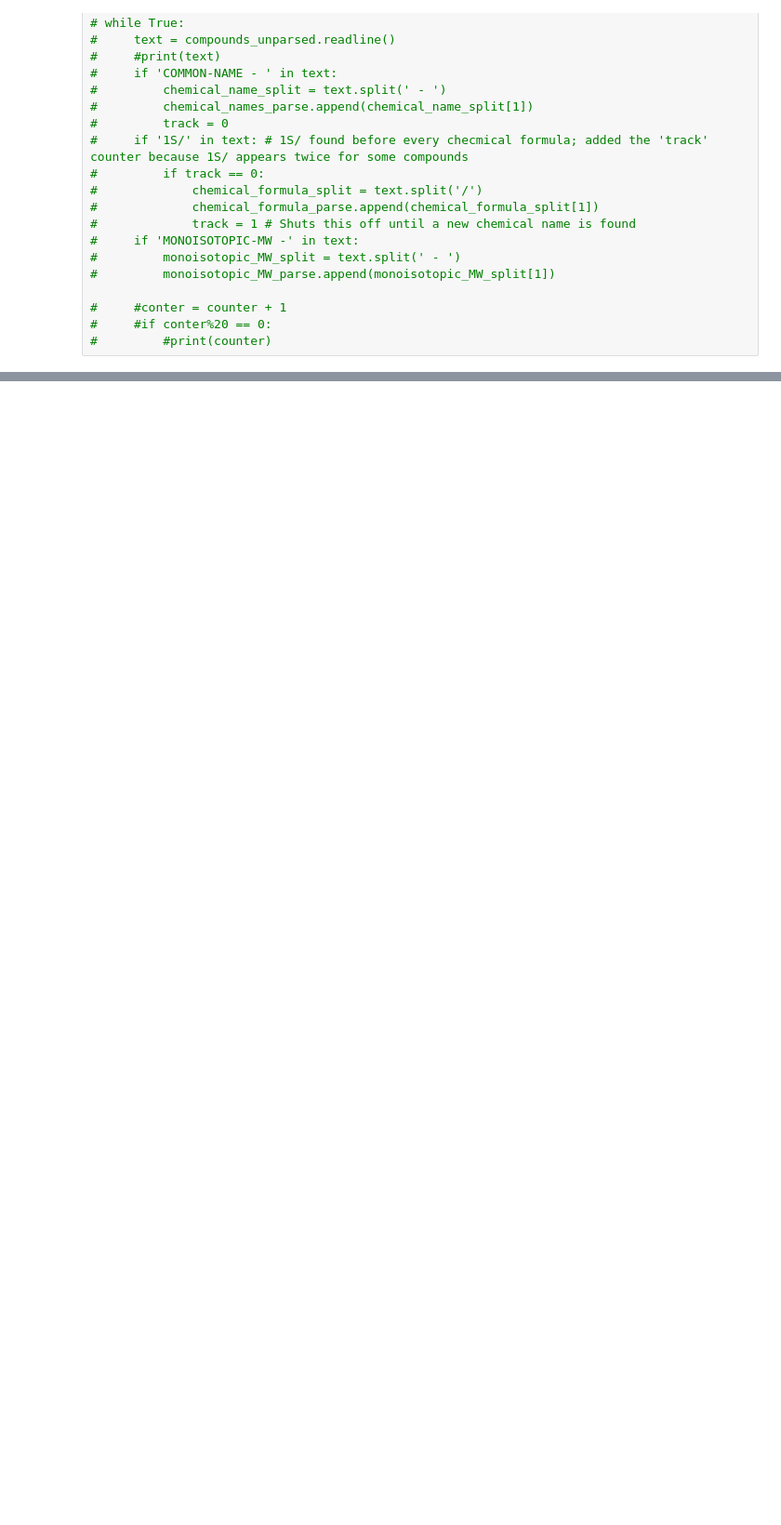
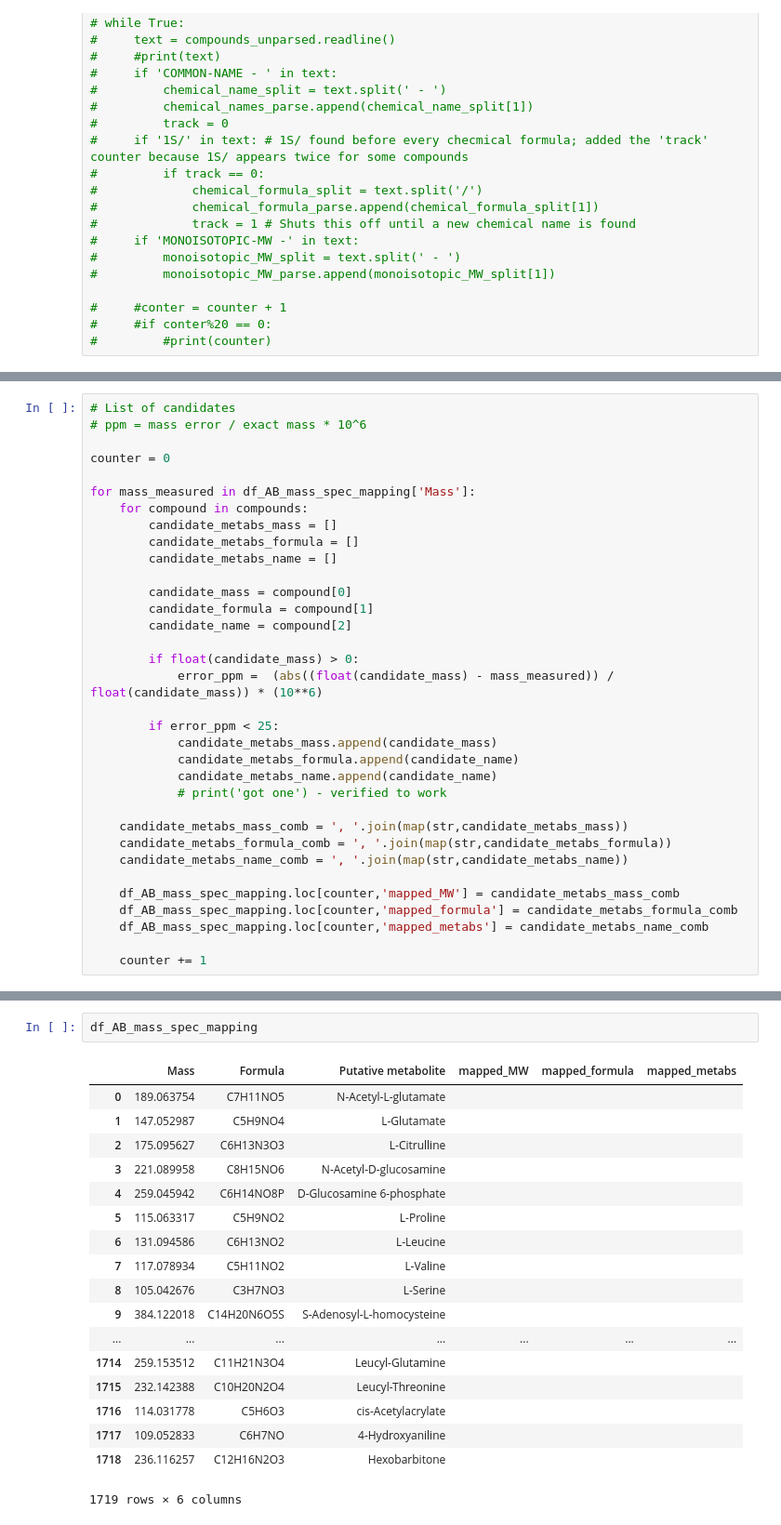
Before and after one commit to maalcantar/microbiome_metabolomics, a Jupyter notebook: Acinetobacter baumannii mass spec. mapping.ipynb, the cells around one changed output, grey strips where cells are left out. Shown at 93% size. Drawn from its saved outputs; the diff is of its cells as text; blank space fills up the shorter version.

```diff
--- a/Acinetobacter baumannii mass spec. mapping.ipynb
+++ b/Acinetobacter baumannii mass spec. mapping.ipynb
@@ -193,0 +195,34 @@ for mass in df_AB_mass_spec_mapping['Mass']:
+# %%
+# List of candidates
+# ppm = mass error / exact mass * 10^6
+
+counter = 0
+
+for mass_measured in df_AB_mass_spec_mapping['Mass']:
+    for compound in compounds:
+        candidate_metabs_mass = []
+        candidate_metabs_formula = []
+        candidate_metabs_name = []
+
+        candidate_mass = compound[0]
+        candidate_formula = compound[1]
+        candidate_name = compound[2]
+
+        if float(candidate_mass) > 0:
+            error_ppm =  (abs((float(candidate_mass) - mass_measured)) / float(candidate_mass)) * (10**6)
+
+        if error_ppm < 25:
+            candidate_metabs_mass.append(candidate_mass)
+            candidate_metabs_formula.append(candidate_name)
+            candidate_metabs_name.append(candidate_name)
+            # print('got one') - verified to work
+
+    candidate_metabs_mass_comb = ', '.join(map(str,candidate_metabs_mass))
+    candidate_metabs_formula_comb = ', '.join(map(str,candidate_metabs_formula))
+    candidate_metabs_name_comb = ', '.join(map(str,candidate_metabs_name))
+
+    df_AB_mass_spec_mapping.loc[counter,'mapped_MW'] = candidate_metabs_mass_comb
+    df_AB_mass_spec_mapping.loc[counter,'mapped_formula'] = candidate_metabs_formula_comb
+    df_AB_mass_spec_mapping.loc[counter,'mapped_metabs'] = candidate_metabs_name_comb
+
+    counter += 1
@@ -193,0 +247,21 @@ for mass in df_AB_mass_spec_mapping['Mass']:
+# %%
+df_AB_mass_spec_mapping
+# %% [output]
+|  | Mass | Formula | Putative metabolite | mapped_MW | mapped_formula | mapped_metabs |
+| 0 | 189.063754 | C7H11NO5 | N-Acetyl-L-glutamate |  |  |  |
+| 1 | 147.052987 | C5H9NO4 | L-Glutamate |  |  |  |
+| 2 | 175.095627 | C6H13N3O3 | L-Citrulline |  |  |  |
+| 3 | 221.089958 | C8H15NO6 | N-Acetyl-D-glucosamine |  |  |  |
+| 4 | 259.045942 | C6H14NO8P | D-Glucosamine 6-phosphate |  |  |  |
+| 5 | 115.063317 | C5H9NO2 | L-Proline |  |  |  |
+| 6 | 131.094586 | C6H13NO2 | L-Leucine |  |  |  |
+| 7 | 117.078934 | C5H11NO2 | L-Valine |  |  |  |
+| 8 | 105.042676 | C3H7NO3 | L-Serine |  |  |  |
+| 9 | 384.122018 | C14H20N6O5S | S-Adenosyl-L-homocysteine |  |  |  |
+| ... | ... | ... | ... | ... | ... | ... |
+| 1714 | 259.153512 | C11H21N3O4 | Leucyl-Glutamine |  |  |  |
+| 1715 | 232.142388 | C10H20N2O4 | Leucyl-Threonine |  |  |  |
+| 1716 | 114.031778 | C5H6O3 | cis-Acetylacrylate |  |  |  |
+| 1717 | 109.052833 | C6H7NO | 4-Hydroxyaniline |  |  |  |
+| 1718 | 236.116257 | C12H16N2O3 | Hexobarbitone |  |  |  |
+1719 rows × 6 columns
```
Also changed, not shown: parts of 5 cells of this notebook.
